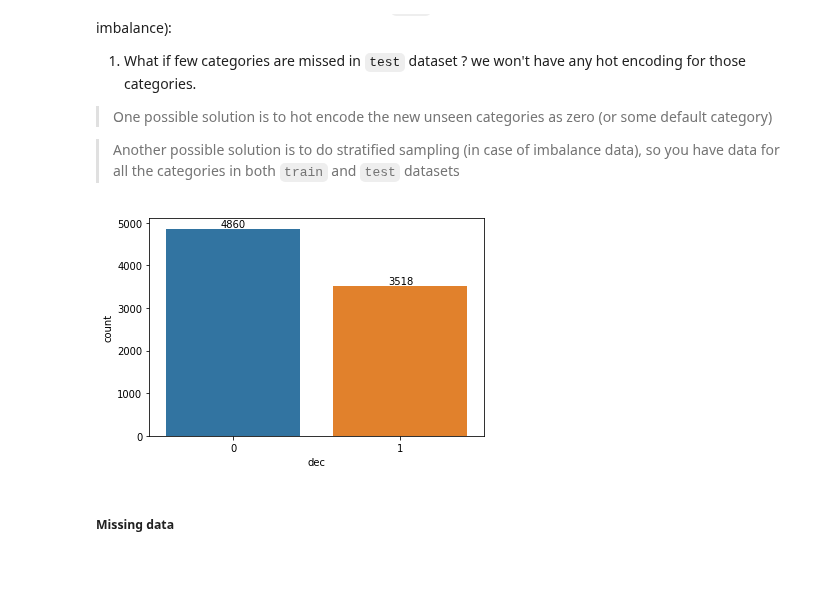
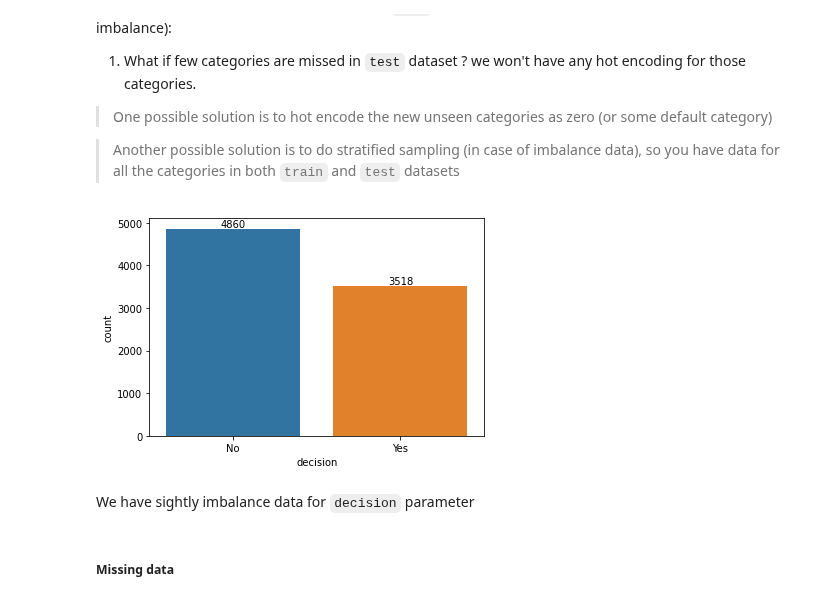
Before and after one commit to mohammadzainabbas/Speed-Dating-ML, a Jupyter notebook: src/notebooks/2_preprocessing.ipynb, the cells around one changed output. Drawn from its saved outputs; the diff is of its cells as text; code cells hidden in the pictures; blank space fills up the shorter version.

```diff
--- a/src/notebooks/2_preprocessing.ipynb
+++ b/src/notebooks/2_preprocessing.ipynb
@@ -201,15 +201,15 @@ However, there may be some issues with the `test` dataset (especially if our ori
 
 > Another possible solution is to do stratified sampling (in case of imbalance data), so you have data for all the categories in both `train` and `test` datasets
 # %%
-count_ss = df.dec.value_counts()
-x = count_ss.index
-y = count_ss.values
-# df.dec.value_counts().plot(kind = 'bar')
-ax = sns.barplot(x=x,y=y)
-ax1 = ax.set(xlabel='dec', ylabel='count')
-ax2 = ax.bar_label(ax.containers[0])
+# df.dec.replace(0, 'No').replace(1, 'Yes').value_counts().plot(kind = 'bar')
+count_ss = df.dec.replace(0, 'No').replace(1, 'Yes').value_counts() # final decision. 1 = Yes, 0 = No
+ax = sns.barplot(x = count_ss.index, y = count_ss.values)
+_ = ax.set(xlabel='decision', ylabel='count')
+_ = ax.bar_label(ax.containers[0])
 # %% [output]
-[figure, old version]
+[figure, new version]
+# %% [markdown]
+We have sightly imbalance data for `decision` parameter
 # %% [markdown]
 ##### Missing data
 # %%
```
